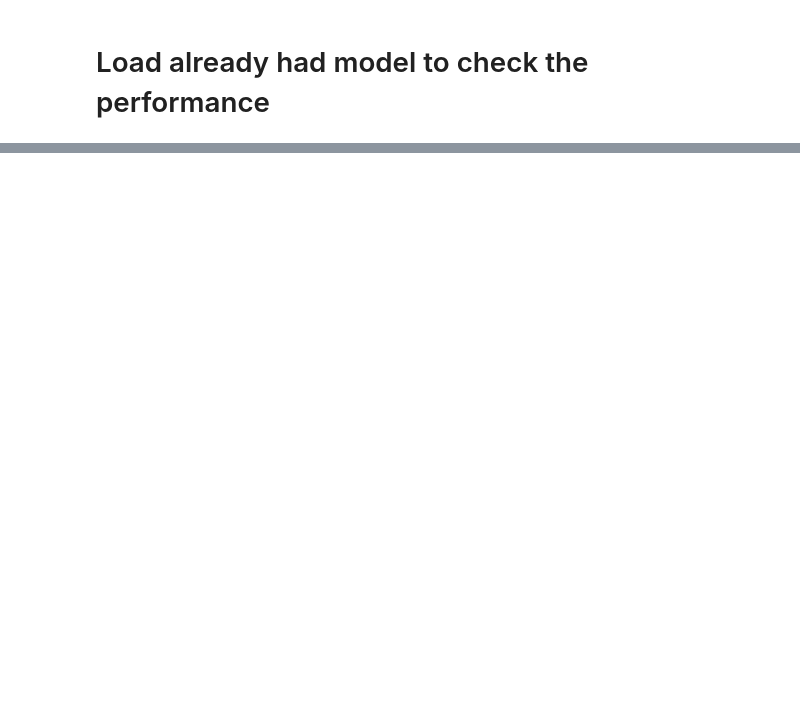
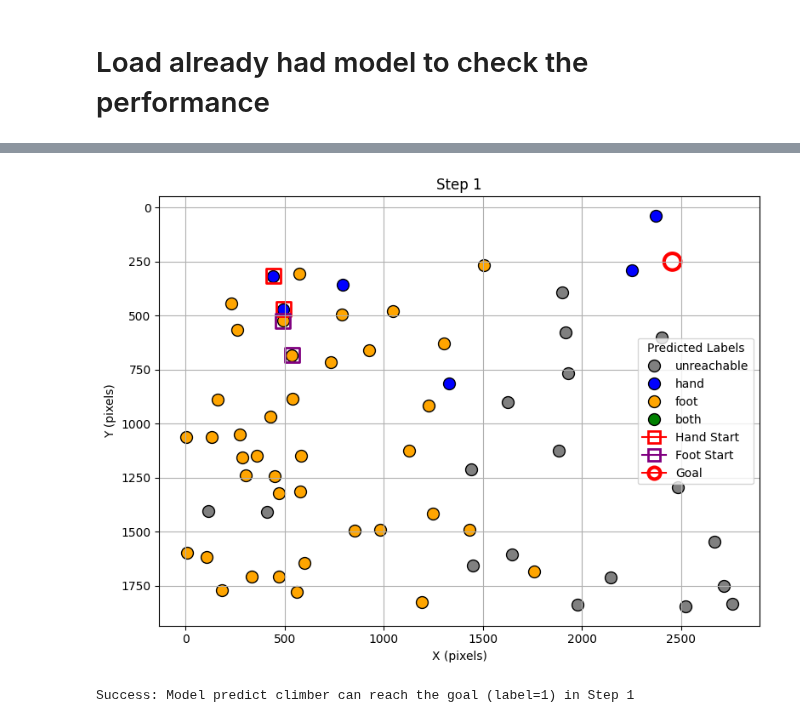
Before and after one commit to Alger3/Climbing_Model, a Jupyter notebook: model/reachability_features_gnn.ipynb, the cells around one changed output, grey strips where cells are left out. Cells and saved outputs as stored; diff of their text form; code cells hidden in the pictures; blank space fills up the shorter version.

```diff
--- a/model/reachability_features_gnn.ipynb
+++ b/model/reachability_features_gnn.ipynb
@@ -280,0 +284,5 @@ plot_graph_prediction(batch, model, "Reachability Prediction")
+# %%
+simulate_climb_to_goal(batch, model, (2456, 250))
+# %% [output]
+[figure, added]
+Success: Model predict climber can reach the goal (label=1) in Step 1
```
Also changed, not shown: parts of 11 cells of this notebook, 2 other files.
